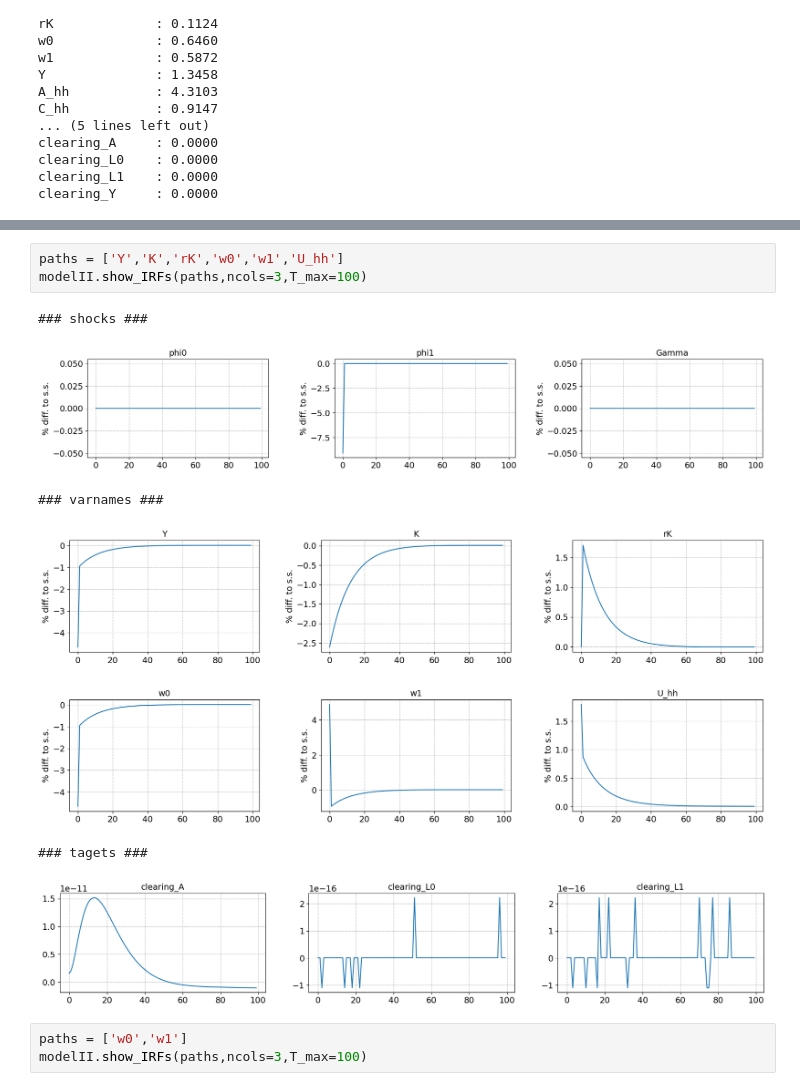
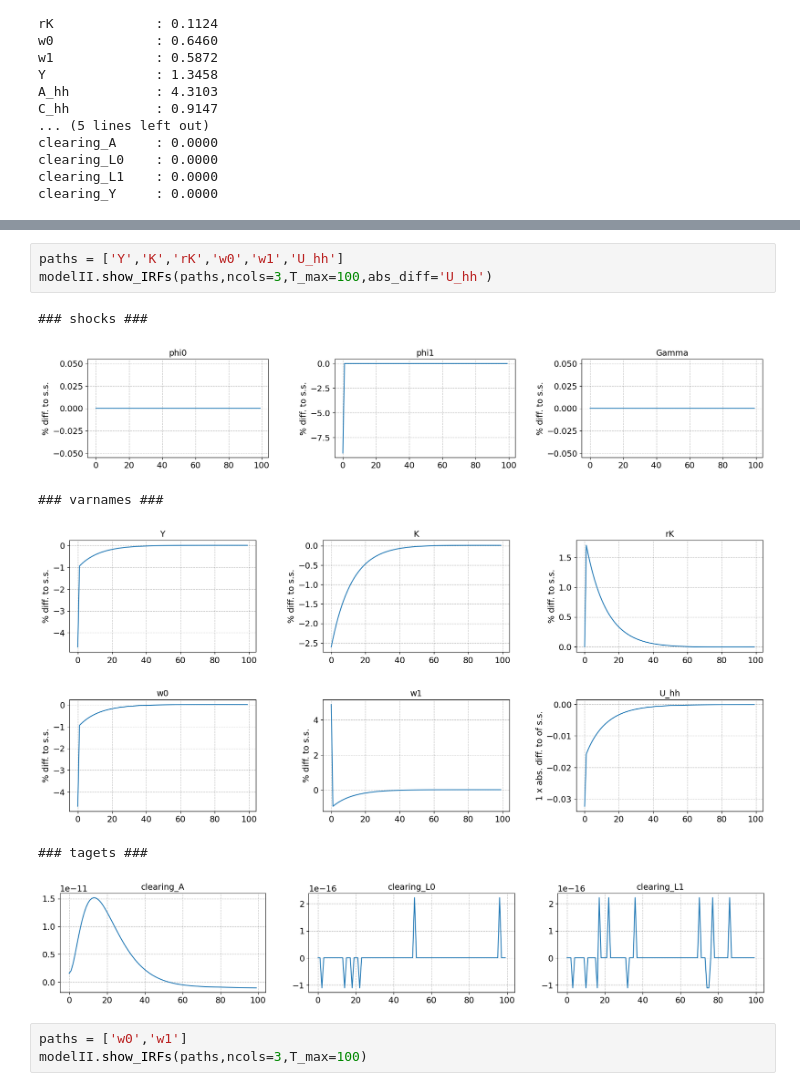
Before and after one commit to JohanOelgaard/AdvMacroHetAgent, a Jupyter notebook: Assignment I/HANCAssignment.ipynb, the cells around one changed output, grey strips where cells are left out. Cells and saved outputs as stored; diff of their text form.

```diff
--- a/Assignment I/HANCAssignment.ipynb
+++ b/Assignment I/HANCAssignment.ipynb
@@ -424,11 +577,11 @@ transition path found in 4.8 secs
 # %%
 paths = ['Y','K','rK','w0','w1','U_hh']
-modelII.show_IRFs(paths,ncols=3,T_max=100)
+modelII.show_IRFs(paths,ncols=3,T_max=100,abs_diff='U_hh')
 # %% [output]
 ### shocks ###
 [figure]
 ### varnames ###
-[figure, old version]
+[figure, new version]
 ### tagets ###
 [figure]
 # %%
```
Also changed, not shown: parts of 18 cells of this notebook.
